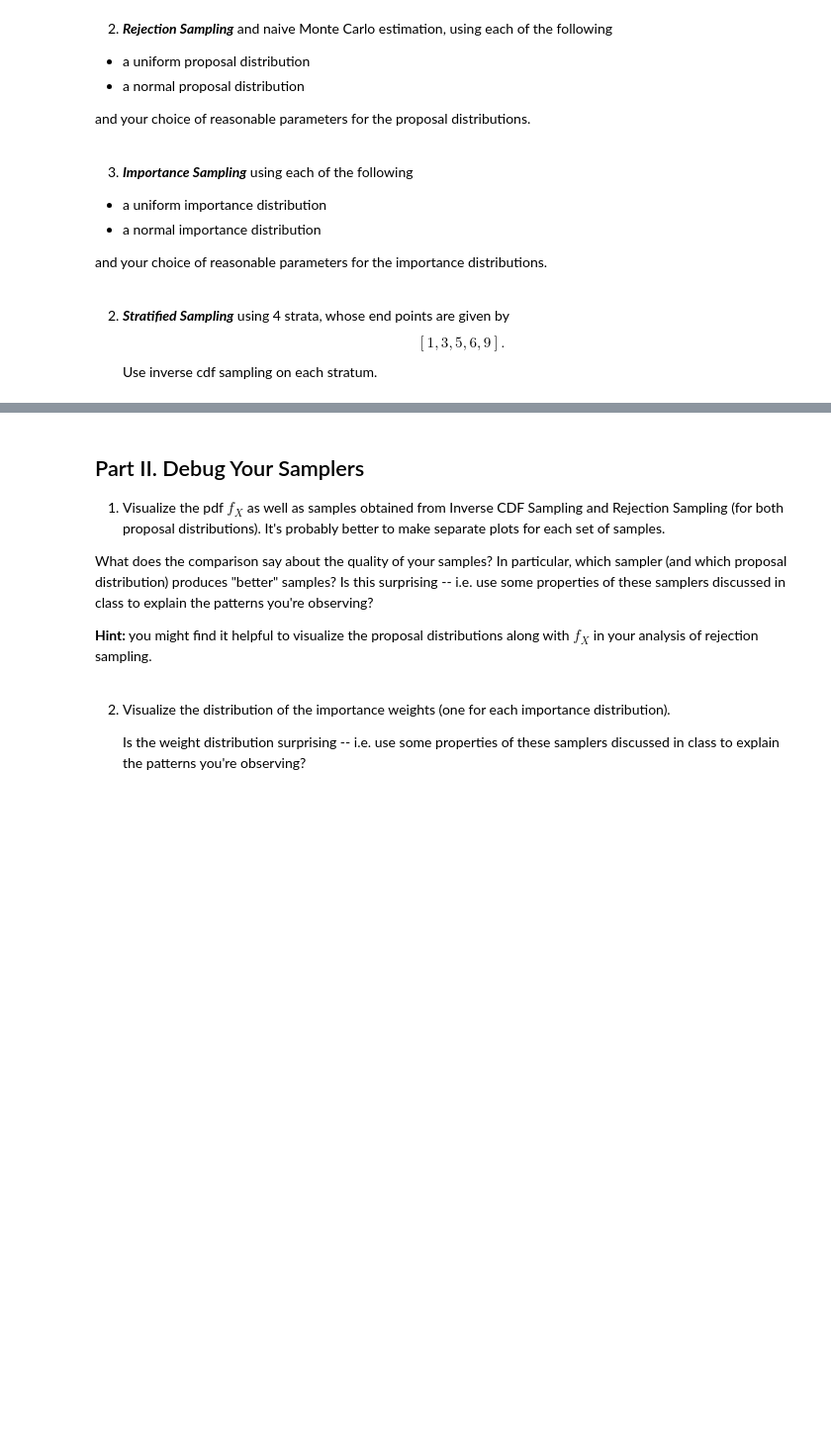
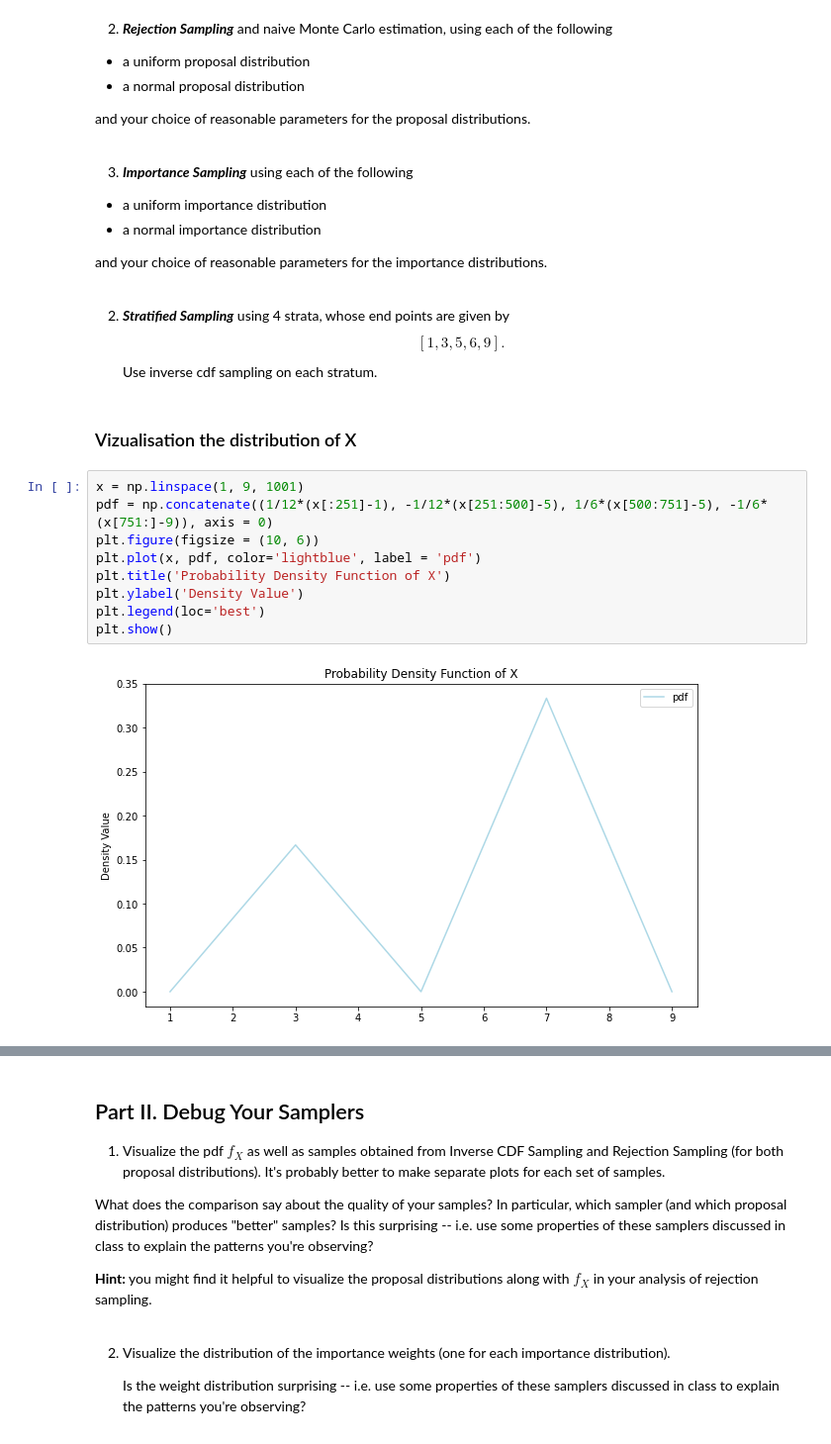
Before and after one commit to DavidAssaraf106/AM207, a Jupyter notebook: homework/HW3/AM207_HW3.ipynb, the cells around one changed output, grey strips where cells are left out. Shown: that part at 99% size. Drawn from its saved outputs; the diff is of its cells as text; blank space fills up the shorter version.

```diff
--- a/homework/HW3/AM207_HW3.ipynb
+++ b/homework/HW3/AM207_HW3.ipynb
@@ -78,3 +78,16 @@ $$
 [1, 3, 5, 6, 9].
 $$
 Use inverse cdf sampling on each stratum.
+# %% [markdown]
+### Vizualisation the distribution of X
+# %%
+x = np.linspace(1, 9, 1001)
+pdf = np.concatenate((1/12*(x[:251]-1), -1/12*(x[251:500]-5), 1/6*(x[500:751]-5), -1/6*(x[751:]-9)), axis = 0)
+plt.figure(figsize = (10, 6))
+plt.plot(x, pdf, color='lightblue', label = 'pdf')
+plt.title('Probability Density Function of X')
+plt.ylabel('Density Value')
+plt.legend(loc='best')
+plt.show()
+# %% [output]
+[figure, added]
```
Also changed, not shown: parts of 98 cells of this notebook.
